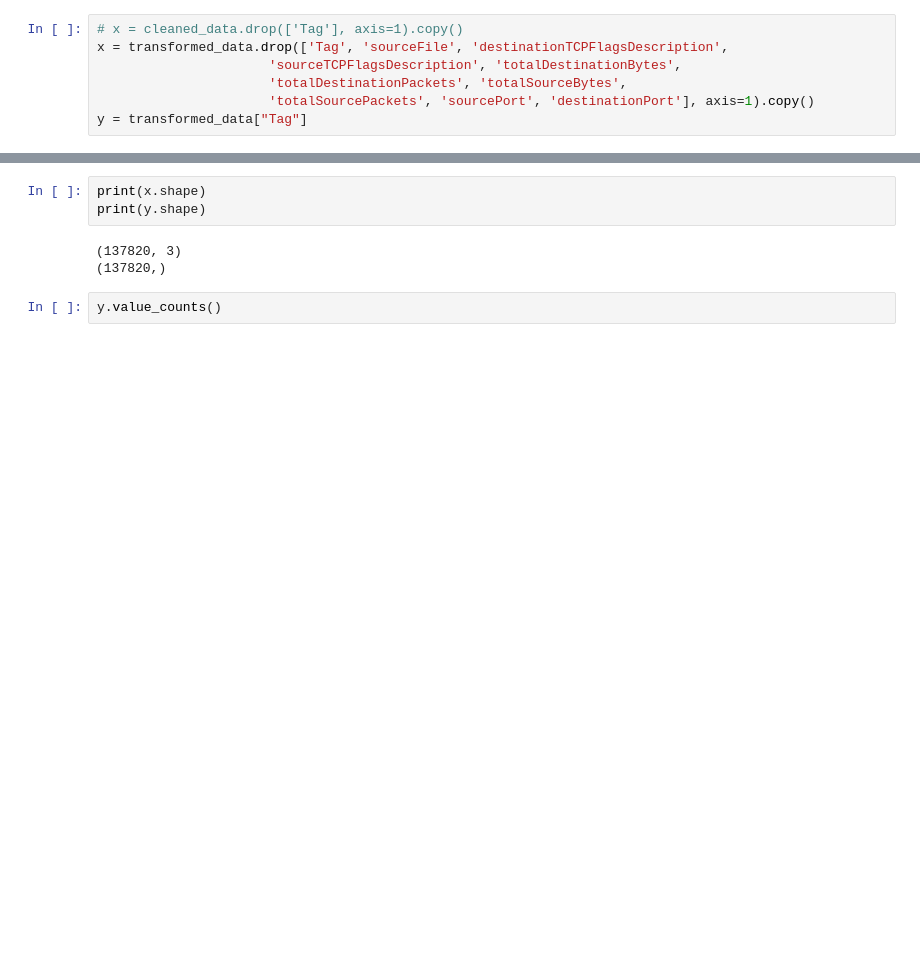
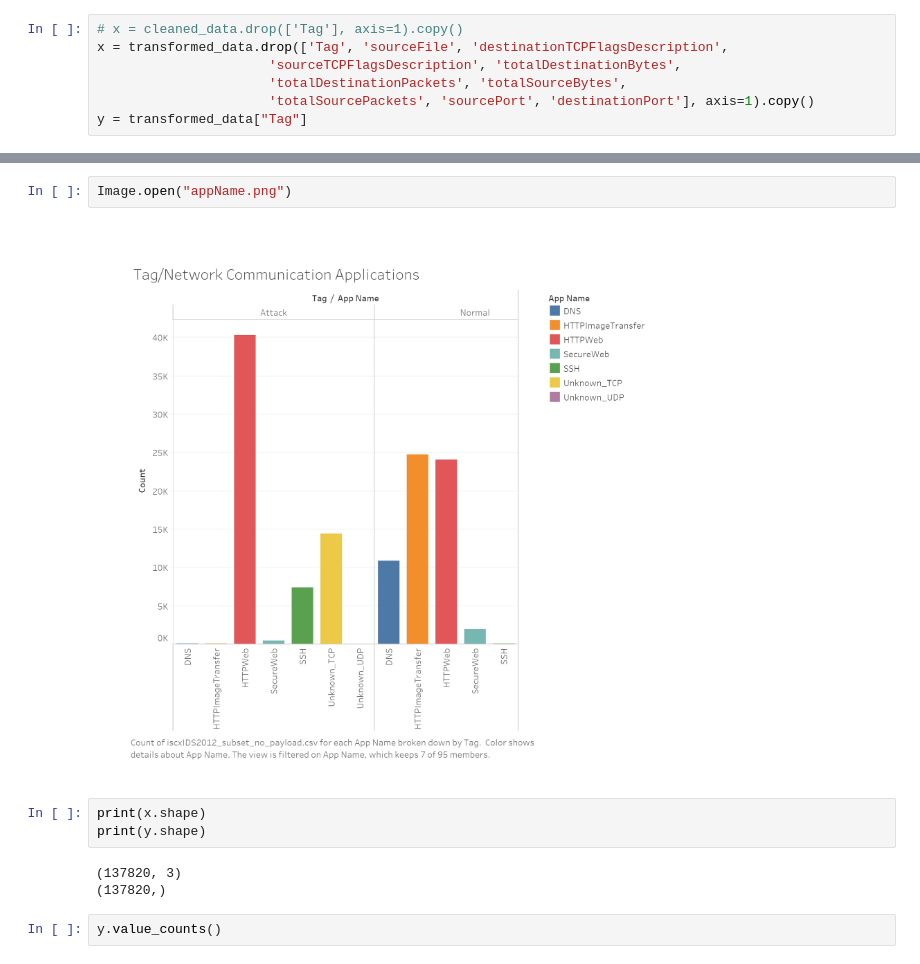
Before and after one commit to khangusername/The-UMBC-Duo, a Jupyter notebook: DataChallenge.ipynb, the cells around one changed output, grey strips where cells are left out. Cells and saved outputs as stored; diff of their text form; blank space fills up the shorter version.

```diff
--- a/DataChallenge.ipynb
+++ b/DataChallenge.ipynb
@@ -177,3 +184,7 @@ y = transformed_data["Tag"]
+# %%
+Image.open("appName.png")
+# %% [output]
+[figure, added]
 # %%
 print(x.shape)
 print(y.shape)
```
Also changed, not shown: parts of 9 cells of this notebook.
